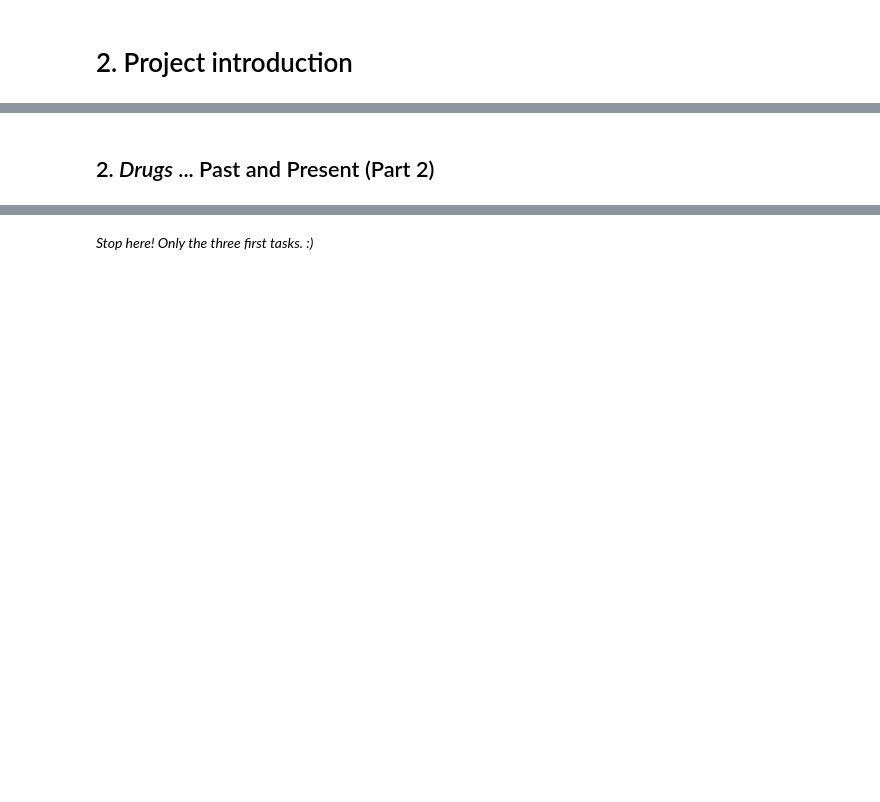
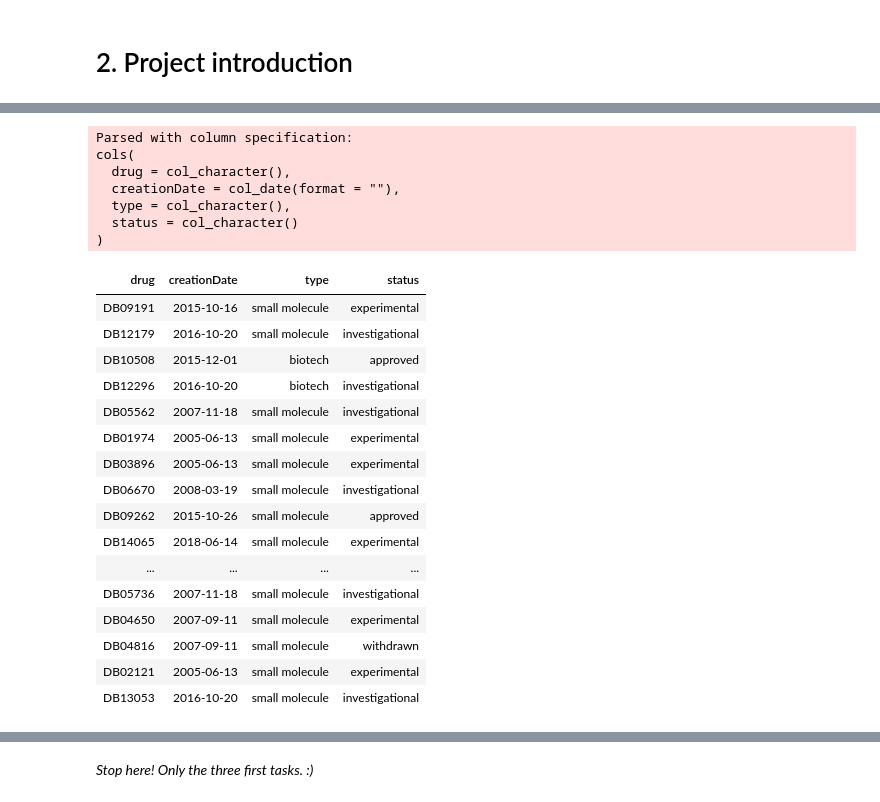
Before and after one commit to Dainanahan/Datacamp-Assignments, a Jupyter notebook: datacamp_project_drugbank_exploratory_analysis.ipynb, the cells around one changed output, grey strips where cells are left out. Cells and saved outputs as stored; diff of their text form; code cells hidden in the pictures; blank space fills up the shorter version.

```diff
--- a/datacamp_project_drugbank_exploratory_analysis.ipynb
+++ b/datacamp_project_drugbank_exploratory_analysis.ipynb
@@ -81,2 +29,39 @@ p1
-# %% [markdown]
-## 2. *Drugs* ... Past and Present (Part 2)
+# %%
+## load necessary packages
+suppressMessages({
+    require(tidyverse)
+    require(lubridate)
+})
+
+## load data
+drugbank  <- read_csv("drugbank.csv")
+
+## view 20 random records of the data
+set.seed(12345)                                   ## for reproducibility
+rndm_row_indices <- sample(nrow(drugbank), 20)    ## 20 random row indices
+drugbank[rndm_row_indices,]                       ## show the 20 randomly sampled rows
+# %% [output]
+Parsed with column specification:
+cols(
+  drug = col_character(),
+  creationDate = col_date(format = ""),
+  type = col_character(),
+  status = col_character()
+)
+| drug | creationDate | type | status |
+| DB09191 | 2015-10-16 | small molecule | experimental |
+| DB12179 | 2016-10-20 | small molecule | investigational |
+| DB10508 | 2015-12-01 | biotech | approved |
+| DB12296 | 2016-10-20 | biotech | investigational |
+| DB05562 | 2007-11-18 | small molecule | investigational |
+| DB01974 | 2005-06-13 | small molecule | experimental |
+| DB03896 | 2005-06-13 | small molecule | experimental |
+| DB06670 | 2008-03-19 | small molecule | investigational |
+| DB09262 | 2015-10-26 | small molecule | approved |
+| DB14065 | 2018-06-14 | small molecule | experimental |
+| ... | ... | ... | ... |
+| DB05736 | 2007-11-18 | small molecule | investigational |
+| DB04650 | 2007-09-11 | small molecule | experimental |
+| DB04816 | 2007-09-11 | small molecule | withdrawn |
+| DB02121 | 2005-06-13 | small molecule | experimental |
+| DB13053 | 2016-10-20 | small molecule | investigational |
```
Also changed, not shown: parts of 18 cells of this notebook, 2 other files.
